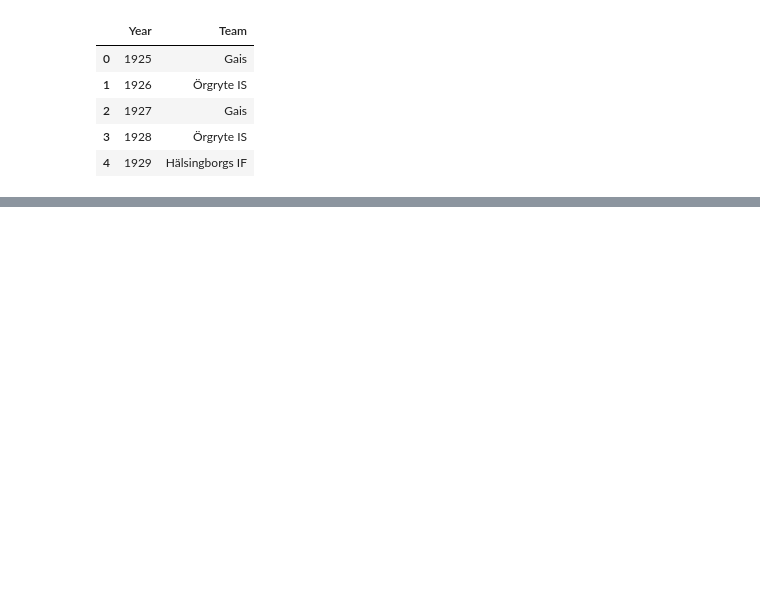
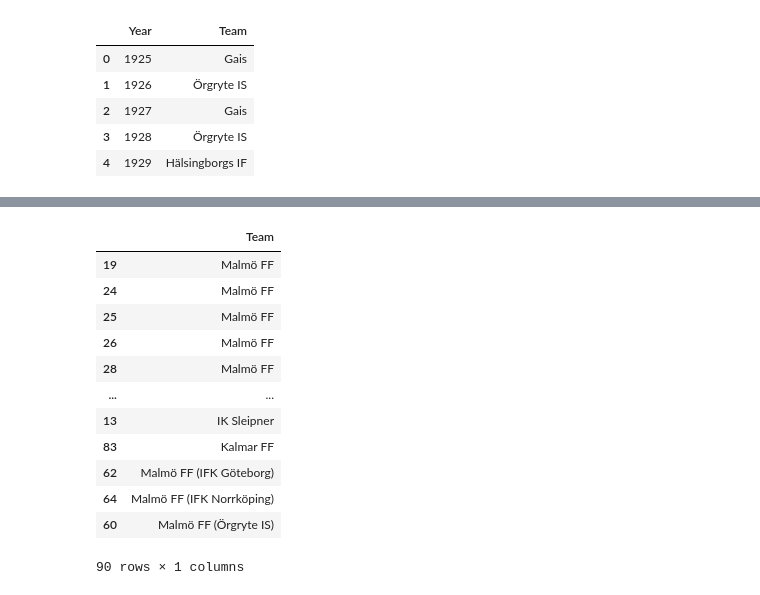
Before and after one commit to lenkica/DVStockhom2, a Jupyter notebook: DVStockholm2.ipynb, the cells around one changed output, grey strips where cells are left out. Drawn from its saved outputs; the diff is of its cells as text; code cells hidden in the pictures; blank space fills up the shorter version.

```diff
--- a/DVStockholm2.ipynb
+++ b/DVStockholm2.ipynb
@@ -47 +68,20 @@ Team    22
 dtype: int64
+# %%
+#decrease the nb of teams to 8 plus the rest
+#first sort teams
+football_data.assign(freq=football_data.groupby('Team')['Team'].transform('count'))\
+  .sort_values(by=['freq','Team'],ascending=[False,True]).loc[:,['Team']]
+# %% [output]
+|  | Team |
+| 19 | Malmö FF |
+| 24 | Malmö FF |
+| 25 | Malmö FF |
+| 26 | Malmö FF |
+| 28 | Malmö FF |
+| ... | ... |
+| 13 | IK Sleipner |
+| 83 | Kalmar FF |
+| 62 | Malmö FF (IFK Göteborg) |
+| 64 | Malmö FF (IFK Norrköping) |
+| 60 | Malmö FF (Örgryte IS) |
+90 rows × 1 columns
```
Also changed, not shown: parts of 20 cells of this notebook.
